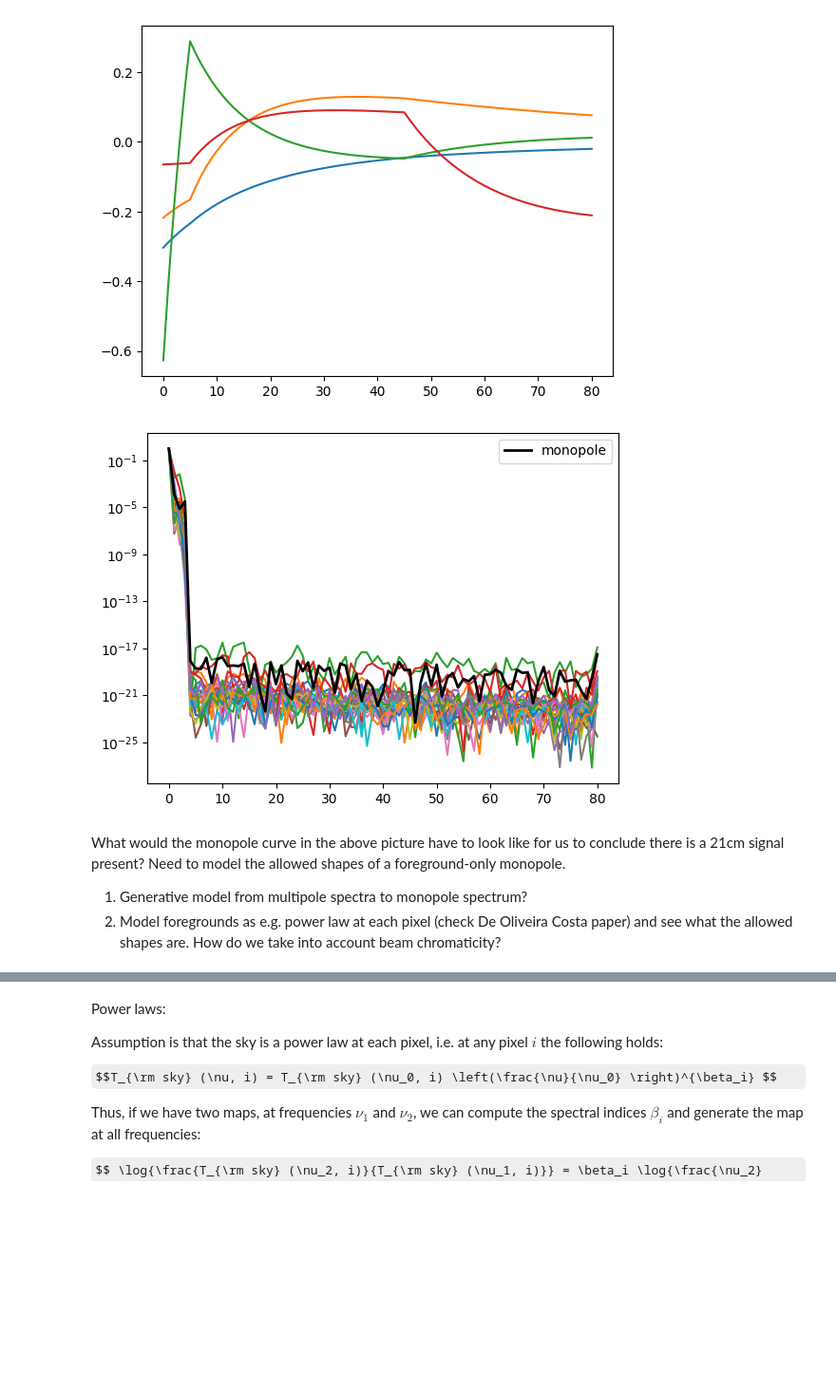
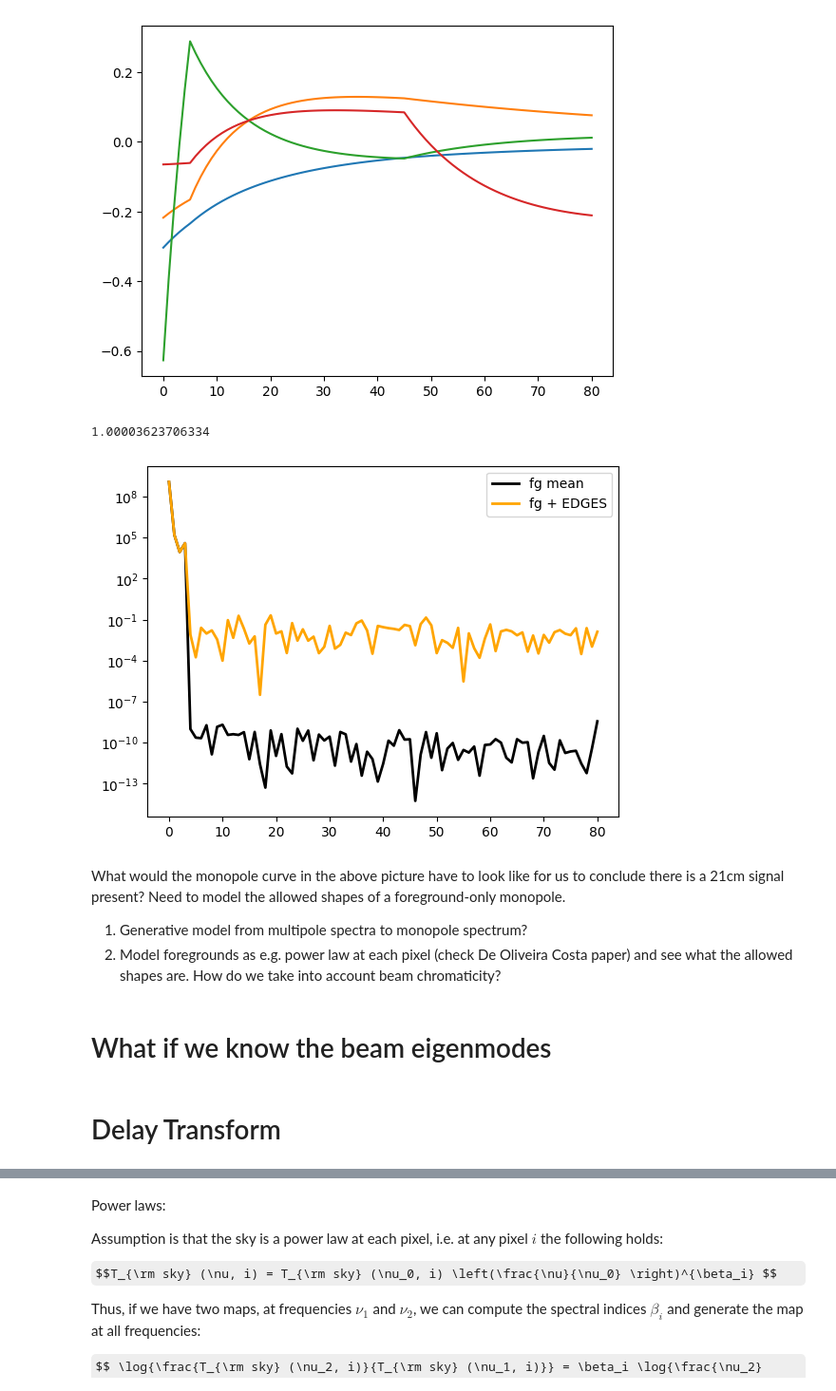
Before and after one commit to christianhbye/ucb_research, a Jupyter notebook: global_detection/Untitled.ipynb, the cells around one changed output, grey strips where cells are left out. Shown at 95% size. Drawn from its saved outputs; the diff is of its cells as text; code cells hidden in the pictures; some formulas as TeX source; blank space fills up the shorter version.

```diff
--- a/global_detection/Untitled.ipynb
+++ b/global_detection/Untitled.ipynb
@@ -36,8 +64,8 @@ sim.plot()
 # %% [output]
 [figure]
 # %%
-monopole = sim.waterfall.mean(axis=0)
-d = sim.waterfall - monopole
+mean = sim.waterfall.mean(axis=0)
+d = sim.waterfall - mean
 cov = d.T @ d
 u, s, vt = np.linalg.svd(cov)
 # %%
@@ -53,22 +81,35 @@ plt.show()
 # %% [output]
 [figure]
 [figure]
+# %%
+def gen_eor(freqs, A=0.52, nu0=78.3, w=20.7, tau=6.5):
+    '''Generate a 21cm spectrum using Bowman et al. 2018 parameterization.'''
+    B = 4 * (freqs - nu0)**2 / w**2 * np.log(-1/tau * np.log((1+np.exp(-tau))/2))
+    return -A * (1 - np.exp(-tau * np.exp(B))) / (1 - np.exp(-tau))
+
+edges = gen_eor(freq)
 # %%
 v = vt.T
 fg_proj = (d @ v)**2
-fg_proj /= np.sum(fg_proj, axis=1, keepdims=True)
-mono_proj = (monopole @ v)**2
-mono_proj /= np.sum(mono_proj)
+mean_proj = (mean @ v)**2
+edges_proj = ((mean+edges) @ v)**2
+print(mean_proj.sum() / edges_proj.sum())
 plt.figure()
-plt.plot(fg_proj[::10].T)
-plt.plot(mono_proj, lw=2, c="k", label="monopole")
+#plt.plot(fg_proj[::10].T)
+plt.plot(mean_proj, lw=2, c="k", label="fg mean")
+plt.plot(edges_proj, lw=2, c="orange", label="fg + EDGES")
 plt.legend()
 plt.yscale("log")
 plt.show()
 # %% [output]
+1.00003623706334
-[figure, old version]
+[figure, new version]
 # %% [markdown]
 What would the monopole curve in the above picture have to look like for us to conclude there is a 21cm signal present? Need to model the allowed shapes of a foreground-only monopole.
 
 1) Generative model from multipole spectra to monopole spectrum?
 2) Model foregrounds as e.g. power law at each pixel (check De Oliveira Costa paper) and see what the allowed shapes are. How do we take into account beam chromaticity?
+# %% [markdown]
+# What if we know the beam eigenmodes
+# %% [markdown]
+# Delay Transform
```
Also changed, not shown: parts of 4 cells of this notebook, 2 other files.
